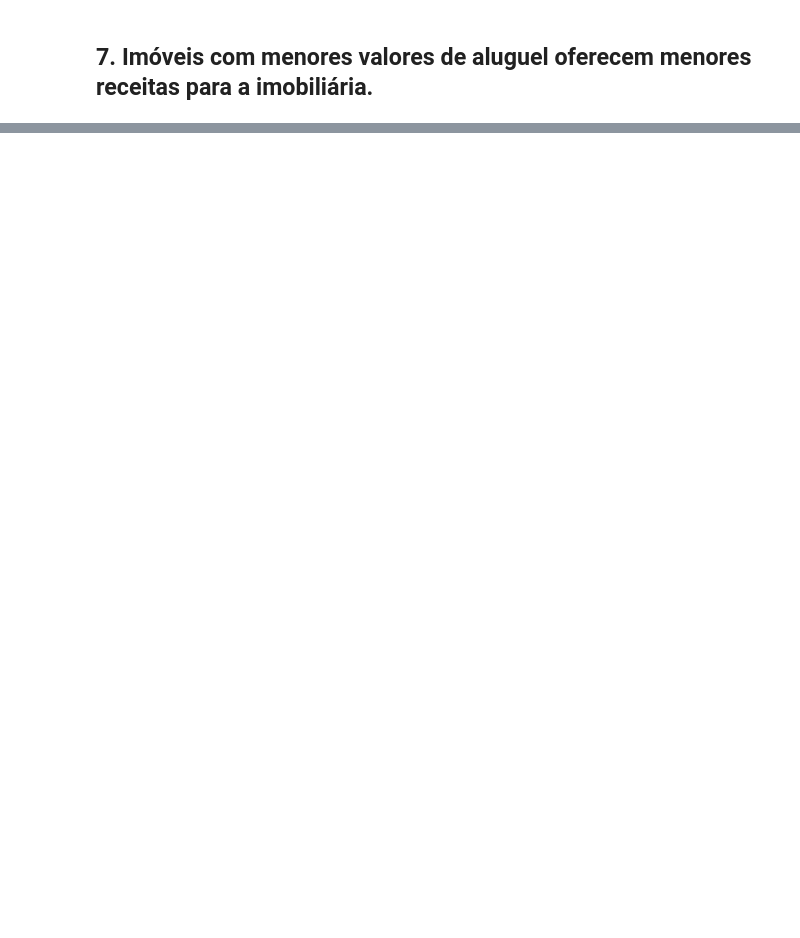
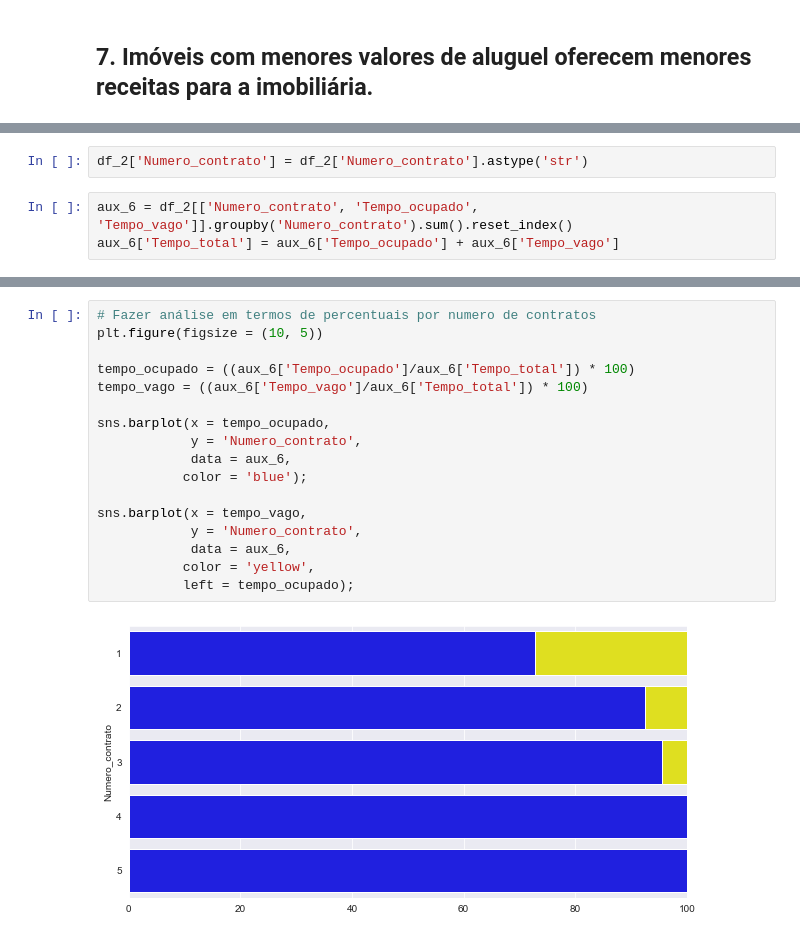
Before and after one commit to PedroSouzaDS/Projeto_Business_Intelligence_Completo-Imobili-ria_New_Offices-, a Jupyter notebook: EDA_New_Offices.ipynb, the cells around one changed output, grey strips where cells are left out. Cells and saved outputs as stored; diff of their text form; blank space fills up the shorter version.

```diff
--- a/EDA_New_Offices.ipynb
+++ b/EDA_New_Offices.ipynb
@@ -394,0 +460,5 @@ sns.regplot(x = 'Aluguel', y = 'Receita_imobiliaria', data = aux_3);
+# %%
+df_2['Numero_contrato'] = df_2['Numero_contrato'].astype('str')
+# %%
+aux_6 = df_2[['Numero_contrato', 'Tempo_ocupado', 'Tempo_vago']].groupby('Numero_contrato').sum().reset_index()
+aux_6['Tempo_total'] = aux_6['Tempo_ocupado'] + aux_6['Tempo_vago']
@@ -394,0 +472,19 @@ sns.regplot(x = 'Aluguel', y = 'Receita_imobiliaria', data = aux_3);
+# %%
+# Fazer análise em termos de percentuais por numero de contratos
+plt.figure(figsize = (10, 5))
+
+tempo_ocupado = ((aux_6['Tempo_ocupado']/aux_6['Tempo_total']) * 100)
+tempo_vago = ((aux_6['Tempo_vago']/aux_6['Tempo_total']) * 100)
+
+sns.barplot(x = tempo_ocupado,
+            y = 'Numero_contrato',
+            data = aux_6,
+           color = 'blue');
+
+sns.barplot(x = tempo_vago,
+            y = 'Numero_contrato',
+            data = aux_6,
+           color = 'yellow',
+           left = tempo_ocupado);
+# %% [output]
+[figure, added]
```
Also changed, not shown: parts of 17 cells of this notebook.
